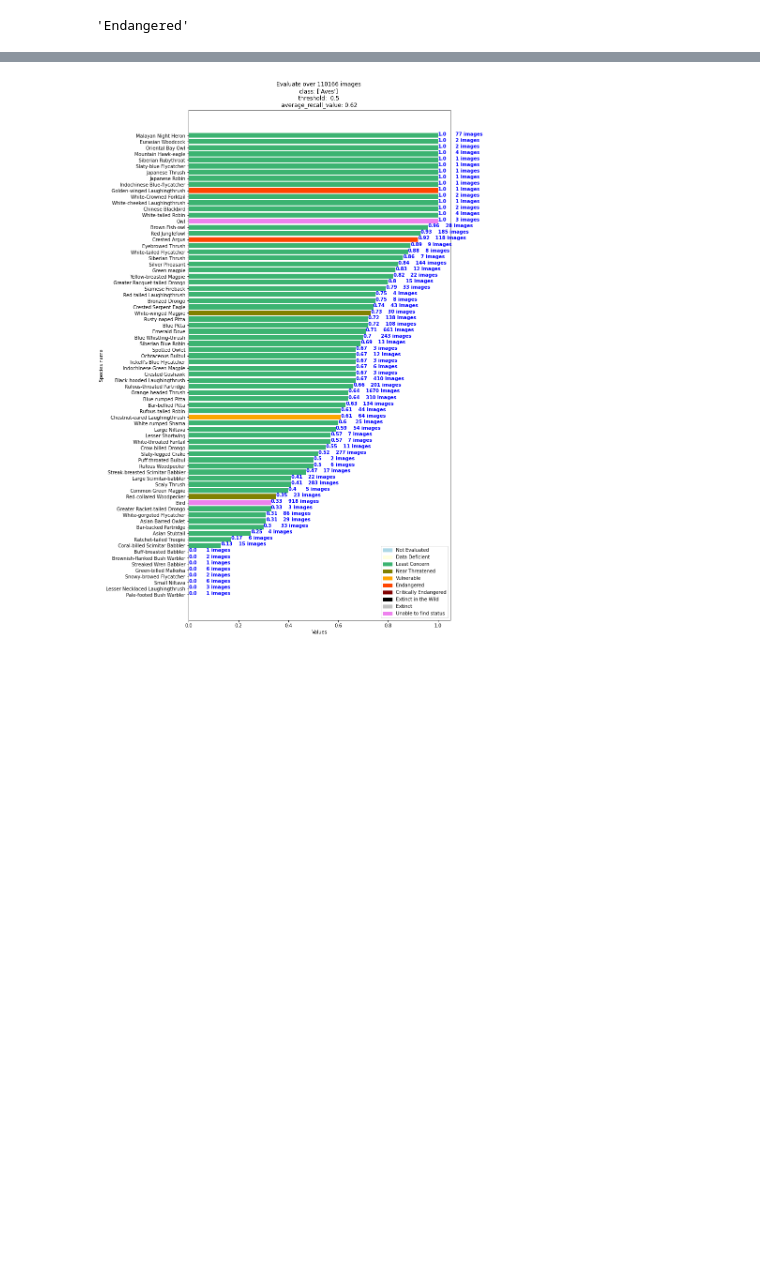
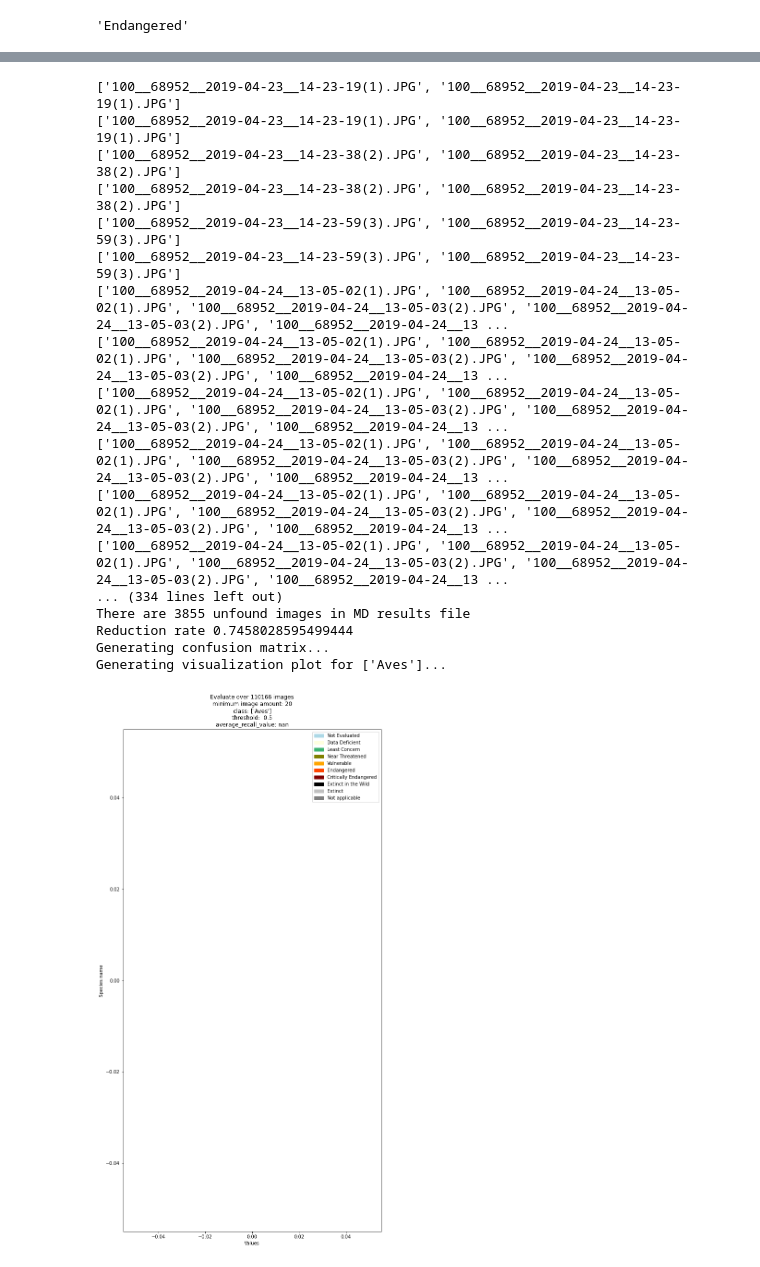
Before and after one commit to FFI-Vietnam/camtrap-tools, a Jupyter notebook: MegaDetector/confusion_matrix/02_create-confusion-matrix.ipynb, the cells around one changed output, grey strips where cells are left out. Cells and saved outputs as stored; diff of their text form; code cells hidden in the pictures; blank space fills up the shorter version.

Commit message:
partially update visualization code to group species and put threshold for # images

```diff
--- a/MegaDetector/confusion_matrix/02_create-confusion-matrix.ipynb
+++ b/MegaDetector/confusion_matrix/02_create-confusion-matrix.ipynb
@@ -225,8 +225,6 @@ def list_labels(mega_result, ground_truth_table, threshold, in_batch=True):
     else:
       # list n distinct animal detections
       distinct_animals = sub_table['species_common_name'].unique()
-      if len(distinct_animals) >= 2:
-        print(filenames)
 
       for animal in distinct_animals:
         if animal == 'Human':
@@ -255,5 +253,5 @@ def list_labels(mega_result, ground_truth_table, threshold, in_batch=True):
   print('Reduction rate', len(y_pr[y_pr == 'Blank']) / len(y_pr))
   return y_actu, y_pred
 
-y_actu_test, y_pred_test = list_labels(mega_result, ground_truth_table.head(20000), 0.5, in_batch=False)
+y_actu_test, y_pred_test = list_labels(mega_result, ground_truth_table, 0.5, in_batch=True)
 # %% [output]
@@ -336,7 +347,7 @@ def list_labels(mega_result, ground_truth_table, THRESHOLD):
   return y_actu, y_pred
 
 
-y_actu_ground, y_pred_ground = list_labels(mega_result, ground_truth_table.head(20000), 0.5)
+y_actu_ground, y_pred_ground = list_labels(mega_result, ground_truth_table, 0.5)
 # %% [output]
 110166 images
 Generating actual and prediction lists...
@@ -464,7 +495,7 @@ get_conservation_status('Chrotogale', 'owstoni')
 # %% [output]
 'Endangered'
 # %%
-def visualize_recall_bargraph(taxon_class, confusion_matrix, THRESHOLD, taxon_match_table):
+def visualize_recall_bargraph(taxon_class, confusion_matrix, threshold, taxon_match_table, num_image_threshold=0):
   """
   visualize recall values by bargraph by taxonomical class
   """
@@ -480,10 +511,11 @@ def visualize_recall_bargraph(taxon_class, confusion_matrix, THRESHOLD, taxon_ma
 
   for species in data.columns[:-1]: # not include All
     try:
-      if get_taxonomical_class(species) in taxon_class:
-        recall.append(data[species][4])
-        total.append(data[species][3])
-        names.append((species))
+      if data[species][3] >= num_image_threshold:
+        if get_taxonomical_class(species) in taxon_class:
+          recall.append(data[species][4])
+          total.append(data[species][3])
+          names.append((species))
     except:
       pass
 
@@ -509,7 +541,7 @@ def visualize_recall_bargraph(taxon_class, confusion_matrix, THRESHOLD, taxon_ma
                "Critically Endangered": "maroon",
                "Extinct in the Wild": "black",
                "Extinct": "silver",
-               "Unable to find status": "violet"
+               "Not applicable": "grey"
               }
   for name in species_name:
     try:
@@ -517,7 +549,7 @@ def visualize_recall_bargraph(taxon_class, confusion_matrix, THRESHOLD, taxon_ma
       status = get_conservation_status(genus, species)
       colors.append(color_map[status])
     except:
-      colors.append(color_map["Unable to find status"])
+      colors.append(color_map["Not applicable"])
 
   fig = plt.figure(figsize=(10, 20))
 
@@ -532,17 +564,20 @@ def visualize_recall_bargraph(taxon_class, confusion_matrix, THRESHOLD, taxon_ma
   labels = list(color_map.keys())
   handles = [plt.Rectangle((0,0),1,1, color=color_map[label]) for label in labels]
   plt.legend(handles, labels)
-  plt.title(f"Evaluate over {image_count} images \nclass: {taxon_class} \nthreshold:  {THRESHOLD} \naverage_recall_value: {round(avg_recall,2)}")
-  # plt.savefig(f"123.png")
+  plt.title(f"Evaluate over {image_count} images" +
+            f"\nminimum image amount: {num_image_threshold}" +
+            f"\nclass: {taxon_class}" +
+            f"\nthreshold:  {threshold}" +
+            f"\naverage_recall_value: {round(avg_recall,2)}")
   plt.show()
 # %%
 def recall_evaluation(THRESHOLD, taxon_class, ground_truth_table, mega_result, taxon_match_table, in_batch):
   y_actu, y_pred = list_labels(mega_result, ground_truth_table, THRESHOLD, in_batch)
   confusion_matrix = create_confusion_matrix(y_actu, y_pred)
-  visualize_recall_bargraph(taxon_class, confusion_matrix, THRESHOLD, taxon_match_table)
+  visualize_recall_bargraph(taxon_class, confusion_matrix, THRESHOLD, taxon_match_table, 20)
 # %%
 # read files
-ground_truth_table = read_csv_Google_drive(root, ground_truths_folder, ground_truth_file_name)
+ground_truth_table = read_csv_Google_drive(root, ground_truth_folder, ground_truth_file_name)
 taxon_match_table = read_csv_Google_drive(root, WI_folder, taxon_match_table_file_name)
 result_path = os.path.join(root, dataset_folder, MD_result_file_name)
 with open(result_path) as f:
@@ -568,4 +590,21 @@ Generating visualization plot for ['Aves']...
+['100__68952__2019-04-23__14-23-19(1).JPG', '100__68952__2019-04-23__14-23-19(1).JPG']
+['100__68952__2019-04-23__14-23-19(1).JPG', '100__68952__2019-04-23__14-23-19(1).JPG']
+['100__68952__2019-04-23__14-23-38(2).JPG', '100__68952__2019-04-23__14-23-38(2).JPG']
+['100__68952__2019-04-23__14-23-38(2).JPG', '100__68952__2019-04-23__14-23-38(2).JPG']
+['100__68952__2019-04-23__14-23-59(3).JPG', '100__68952__2019-04-23__14-23-59(3).JPG']
+['100__68952__2019-04-23__14-23-59(3).JPG', '100__68952__2019-04-23__14-23-59(3).JPG']
+['100__68952__2019-04-24__13-05-02(1).JPG', '100__68952__2019-04-24__13-05-02(1).JPG', '100__68952__2019-04-24__13-05-03(2).JPG', '100__68952__2019-04-24__13-05-03(2).JPG', '100__68952__2019-04-24__13 ...
+['100__68952__2019-04-24__13-05-02(1).JPG', '100__68952__2019-04-24__13-05-02(1).JPG', '100__68952__2019-04-24__13-05-03(2).JPG', '100__68952__2019-04-24__13-05-03(2).JPG', '100__68952__2019-04-24__13 ...
+['100__68952__2019-04-24__13-05-02(1).JPG', '100__68952__2019-04-24__13-05-02(1).JPG', '100__68952__2019-04-24__13-05-03(2).JPG', '100__68952__2019-04-24__13-05-03(2).JPG', '100__68952__2019-04-24__13 ...
+['100__68952__2019-04-24__13-05-02(1).JPG', '100__68952__2019-04-24__13-05-02(1).JPG', '100__68952__2019-04-24__13-05-03(2).JPG', '100__68952__2019-04-24__13-05-03(2).JPG', '100__68952__2019-04-24__13 ...
+['100__68952__2019-04-24__13-05-02(1).JPG', '100__68952__2019-04-24__13-05-02(1).JPG', '100__68952__2019-04-24__13-05-03(2).JPG', '100__68952__2019-04-24__13-05-03(2).JPG', '100__68952__2019-04-24__13 ...
+['100__68952__2019-04-24__13-05-02(1).JPG', '100__68952__2019-04-24__13-05-02(1).JPG', '100__68952__2019-04-24__13-05-03(2).JPG', '100__68952__2019-04-24__13-05-03(2).JPG', '100__68952__2019-04-24__13 ...
+... (334 lines left out)
+There are 3855 unfound images in MD results file
+Reduction rate 0.7458028595499444
+Generating confusion matrix...
+Generating visualization plot for ['Aves']...
-[figure, old version]
+[figure, new version]
 # %%
 recall_evaluation(0.5, ['Mammalia', 'Insecta', 'Reptilia'])
 # %% [output]
```
Also changed, not shown: parts of 8 cells of this notebook.
